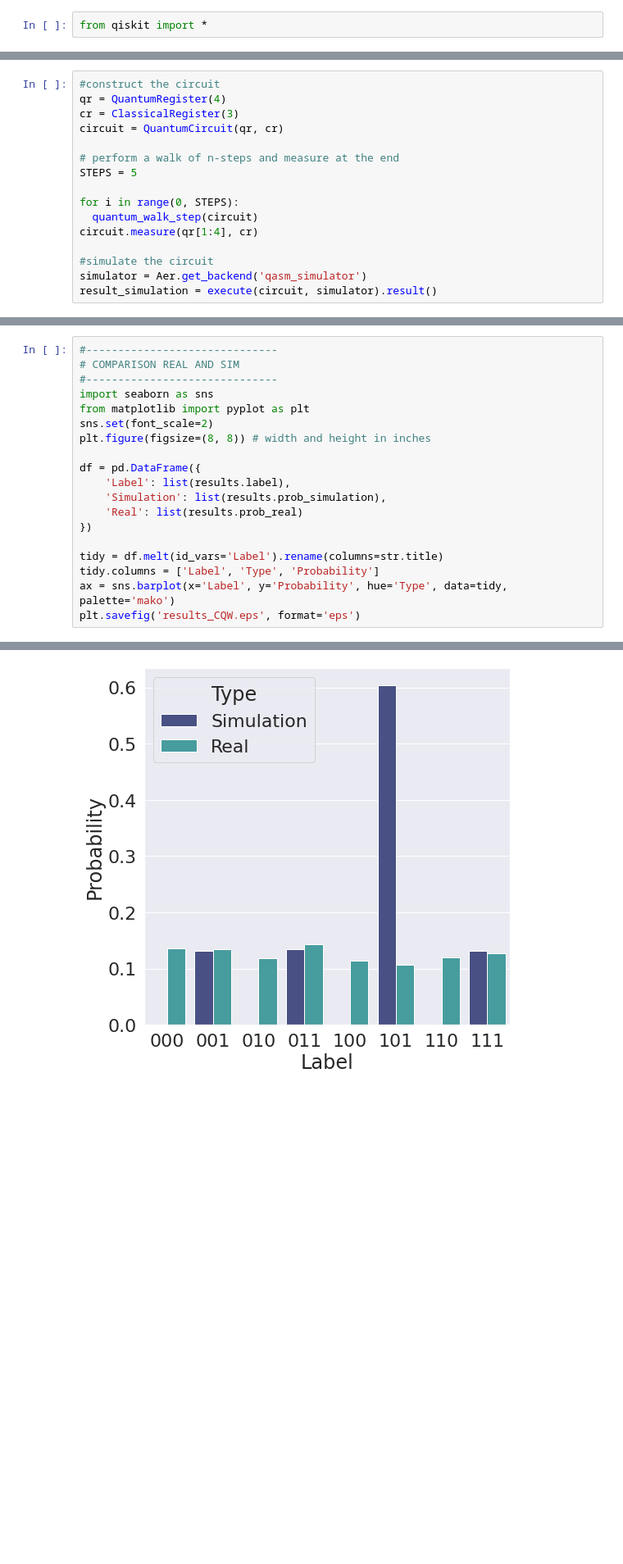
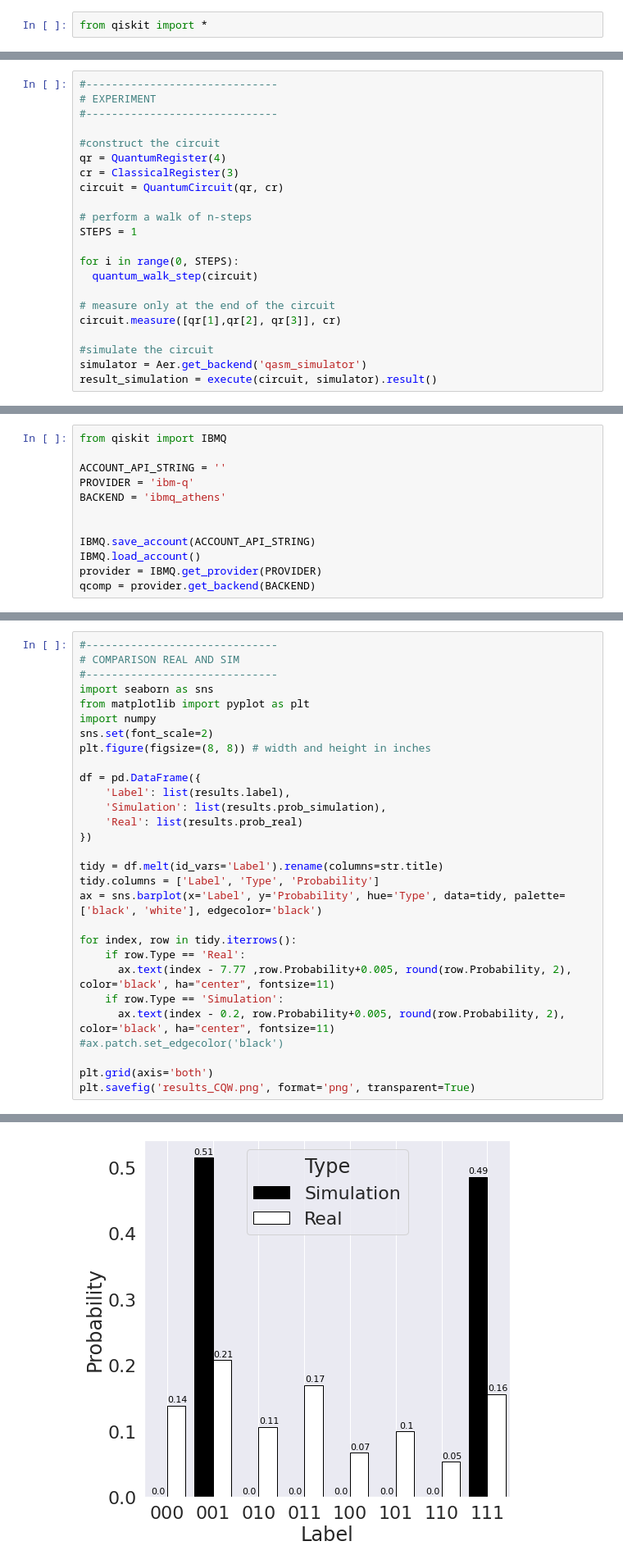
Before and after one commit to Askarpour/sw2_quantum_research, a Jupyter notebook: Olivieri/src/CQW.ipynb, the cells around one changed output, grey strips where cells are left out. Shown: that part at 82% size. Drawn from its saved outputs; the diff is of its cells as text; blank space fills up the shorter version.

```diff
--- a/Olivieri/src/CQW.ipynb
+++ b/Olivieri/src/CQW.ipynb
@@ -91,15 +95,21 @@ c0: 3/════════════════════════
 # %%
+#------------------------------
+# EXPERIMENT
+#------------------------------
+
 #construct the circuit
 qr = QuantumRegister(4)
 cr = ClassicalRegister(3)
 circuit = QuantumCircuit(qr, cr)
 
-# perform a walk of n-steps and measure at the end
-STEPS = 5
+# perform a walk of n-steps
+STEPS = 1
 
 for i in range(0, STEPS):
   quantum_walk_step(circuit)
-circuit.measure(qr[1:4], cr)
+
+# measure only at the end of the circuit
+circuit.measure([qr[1],qr[2], qr[3]], cr)
 
 #simulate the circuit
 simulator = Aer.get_backend('qasm_simulator')
@@ -126,2 +122,14 @@ job = execute(circuit, backend=qcomp)
+# %%
+from qiskit import IBMQ
+
+ACCOUNT_API_STRING = ''
+PROVIDER = 'ibm-q'
+BACKEND = 'ibmq_athens'
+
+
+IBMQ.save_account(ACCOUNT_API_STRING)
+IBMQ.load_account()
+provider = IBMQ.get_provider(PROVIDER)
+qcomp = provider.get_backend(BACKEND)
 # %%
 from qiskit.tools.monitor import job_monitor
@@ -179,6 +193,7 @@ results
 #------------------------------
 import seaborn as sns
 from matplotlib import pyplot as plt
+import numpy
 sns.set(font_scale=2)
 plt.figure(figsize=(8, 8)) # width and height in inches
 
@@ -190,6 +205,15 @@ df = pd.DataFrame({
 
 tidy = df.melt(id_vars='Label').rename(columns=str.title)
 tidy.columns = ['Label', 'Type', 'Probability']
-ax = sns.barplot(x='Label', y='Probability', hue='Type', data=tidy, palette='mako')
-plt.savefig('results_CQW.eps', format='eps')
+ax = sns.barplot(x='Label', y='Probability', hue='Type', data=tidy, palette=['black', 'white'], edgecolor='black')
+
+for index, row in tidy.iterrows():
+    if row.Type == 'Real':
+      ax.text(index - 7.77 ,row.Probability+0.005, round(row.Probability, 2), color='black', ha="center", fontsize=11)
+    if row.Type == 'Simulation':
+      ax.text(index - 0.2, row.Probability+0.005, round(row.Probability, 2), color='black', ha="center", fontsize=11)
+#ax.patch.set_edgecolor('black')
+
+plt.grid(axis='both')
+plt.savefig('results_CQW.png', format='png', transparent=True)
 # %% [output]
@@ -198 +220 @@ The PostScript backend does not support transparency; partially transparent arti
-[figure, old version]
+[figure, new version]
```
Also changed, not shown: parts of 19 cells of this notebook, 5 other files.
